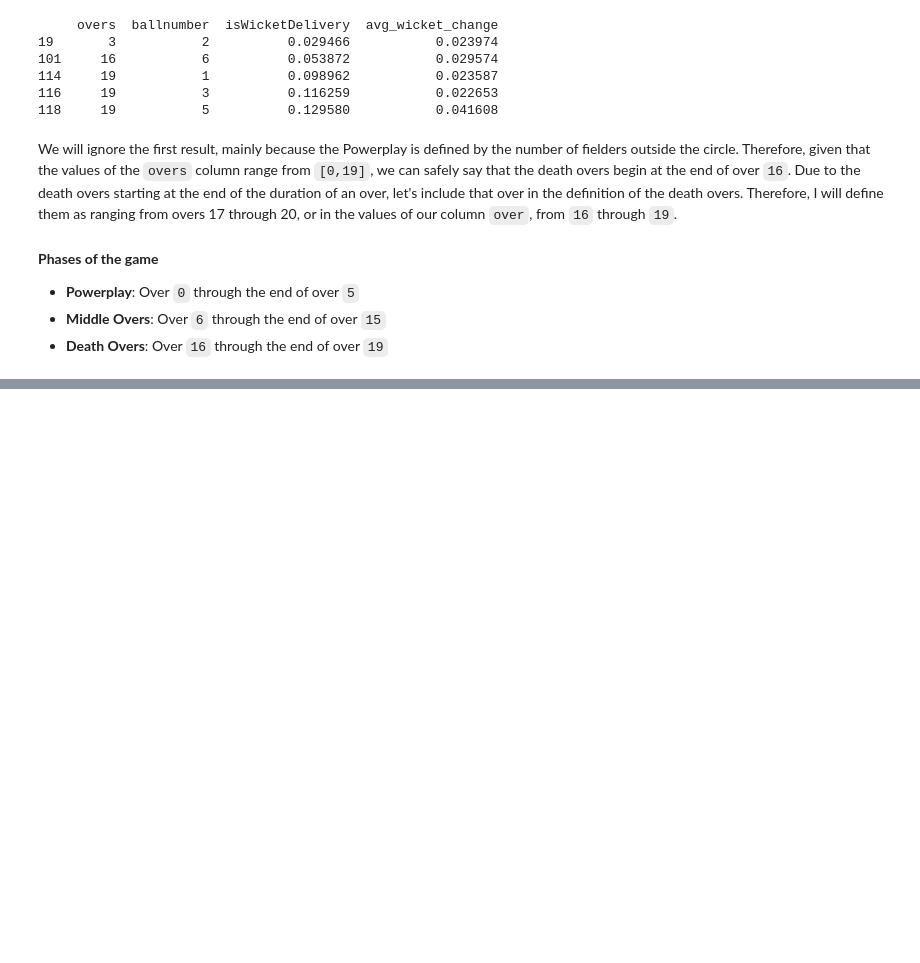
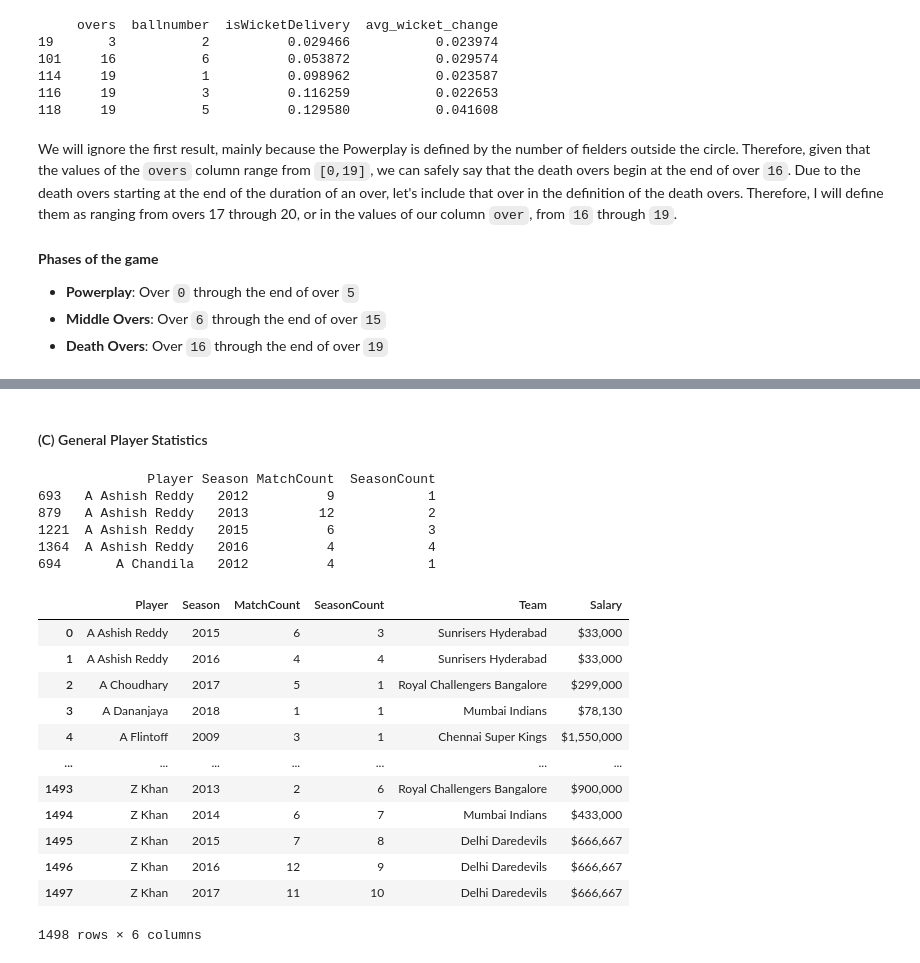
Before and after one commit to rohitbhamidi/ipl-player-salary, a Jupyter notebook: 1-DataWrangling.ipynb, the cells around one changed output, grey strips where cells are left out. Cells and saved outputs as stored; diff of their text form; code cells hidden in the pictures; blank space fills up the shorter version.

Commit message:
finished calcs for player stats. merged salary data into general stats.

```diff
--- a/1-DataWrangling.ipynb
+++ b/1-DataWrangling.ipynb
@@ -311,0 +384,2 @@ We will ignore the first result, mainly because the Powerplay is defined by the
+# %%
+batting_comb = batting_comb.sort_values(['player', 'season', 'phase', 'total_runs'], ascending=[True, True, True, False])
@@ -311,0 +442,66 @@ We will ignore the first result, mainly because the Powerplay is defined by the
+# %% [markdown]
+#### (C) General Player Statistics
+# %%
+# associate the years in which the season was played to the appropriate year
+df_match_data_full['Season'] = df_match_data_full['Season'].replace('2007/08', '2008')
+df_match_data_full['Season'] = df_match_data_full['Season'].replace('2009/10', '2010')
+df_match_data_full['Season'] = df_match_data_full['Season'].replace('2020/21', '2020')
+
+# convert Season column to int
+df_match_data_full['Season'] = df_match_data_full['Season'].astype(int)
+
+# restrict data to seasons 2008-2020
+df_match_data_restricted = df_match_data_full[df_match_data_full['Season'].isin(range(2008,2021))]
+
+# figure out the number of matches that each batter played in a season
+batter_list = list(batting_comb['player'].unique()) # List of player names to consider
+
+# Create an empty DataFrame to store the match counts
+player_match_counts_df = pd.DataFrame(columns=['Player', 'Season', 'MatchCount'])
+
+# Iterate over the batter_list and count matches for each player in all seasons
+for season in range(2008,2021):
+    for player in batter_list:
+        matches_played = df_match_data_restricted[(df_match_data_restricted['Season'] == season) &
+                                              ((df_match_data_restricted['Team1Players'].apply(lambda x: player in x)) |
+                                               (df_match_data_restricted['Team2Players'].apply(lambda x: player in x)))
+                                              ]
+        match_count = len(matches_played)
+
+        # Append the match count to the DataFrame
+        player_match_counts_df = pd.concat([player_match_counts_df[player_match_counts_df['MatchCount']>0], pd.DataFrame({'Player': player, 'Season': season, 'MatchCount': match_count}, index=[0])], ignore_index=True)
+
+# Sort by player and season, and calculate the number of seasons that each player has played.
+player_match_counts_df = player_match_counts_df.sort_values(['Player', 'Season'])
+player_match_counts_df['SeasonCount'] = player_match_counts_df.groupby('Player').cumcount() + 1
+# %%
+# remove any erroneous data
+player_match_counts_df = player_match_counts_df[player_match_counts_df['MatchCount'] > 0]
+
+# print and inspect the data as we have it:
+print(player_match_counts_df.head())
+# %% [output]
+              Player Season MatchCount  SeasonCount
+693   A Ashish Reddy   2012          9            1
+879   A Ashish Reddy   2013         12            2
+1221  A Ashish Reddy   2015          6            3
+1364  A Ashish Reddy   2016          4            4
+694       A Chandila   2012          4            1
+# %%
+general_comb = pd.merge(player_match_counts_df, full_salary_df, left_on=['Player', 'Season'], right_on=['Player', 'year'], how='inner')
+general_comb = general_comb[['Player', 'Season', 'MatchCount', 'SeasonCount', 'Team', 'Salary']]
+general_comb
+# %% [output]
+|  | Player | Season | MatchCount | SeasonCount | Team | Salary |
+| 0 | A Ashish Reddy | 2015 | 6 | 3 | Sunrisers Hyderabad | $33,000 |
+| 1 | A Ashish Reddy | 2016 | 4 | 4 | Sunrisers Hyderabad | $33,000 |
+| 2 | A Choudhary | 2017 | 5 | 1 | Royal Challengers Bangalore | $299,000 |
+| 3 | A Dananjaya | 2018 | 1 | 1 | Mumbai Indians | $78,130 |
+| 4 | A Flintoff | 2009 | 3 | 1 | Chennai Super Kings | $1,550,000 |
+| ... | ... | ... | ... | ... | ... | ... |
+| 1493 | Z Khan | 2013 | 2 | 6 | Royal Challengers Bangalore | $900,000 |
+| 1494 | Z Khan | 2014 | 6 | 7 | Mumbai Indians | $433,000 |
+| 1495 | Z Khan | 2015 | 7 | 8 | Delhi Daredevils | $666,667 |
+| 1496 | Z Khan | 2016 | 12 | 9 | Delhi Daredevils | $666,667 |
+| 1497 | Z Khan | 2017 | 11 | 10 | Delhi Daredevils | $666,667 |
+1498 rows × 6 columns
```
Also changed, not shown: parts of 21 cells of this notebook.
